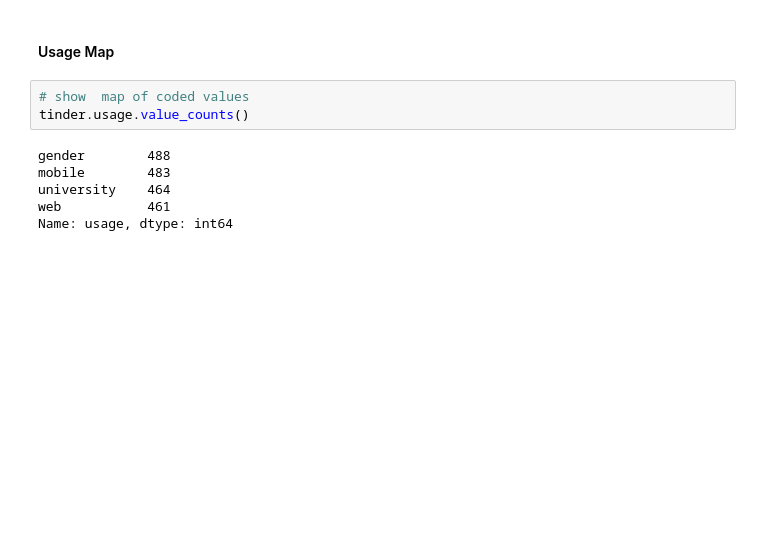
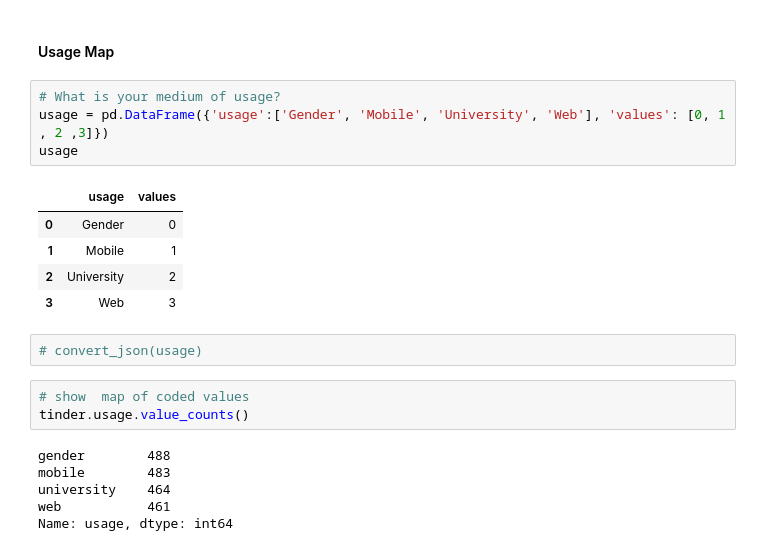
Before and after one commit to jodiambra/Code-Pudding-2, a Jupyter notebook: tinder.ipynb, the cells around one changed output. Drawn from its saved outputs; the diff is of its cells as text; blank space fills up the shorter version.

```diff
--- a/tinder.ipynb
+++ b/tinder.ipynb
@@ -399,6 +389,18 @@ y.value_counts()
 Name: relationship, dtype: int64
 # %% [markdown]
 #### Usage Map
+# %%
+# What is your medium of usage?
+usage = pd.DataFrame({'usage':['Gender', 'Mobile', 'University', 'Web'], 'values': [0, 1 , 2 ,3]})
+usage
+# %% [output]
+|  | usage | values |
+| 0 | Gender | 0 |
+| 1 | Mobile | 1 |
+| 2 | University | 2 |
+| 3 | Web | 3 |
+# %%
+# convert_json(usage)
 # %%
 # show  map of coded values
 tinder.usage.value_counts()
```
Also changed, not shown: parts of 22 cells of this notebook, 1 other file.
